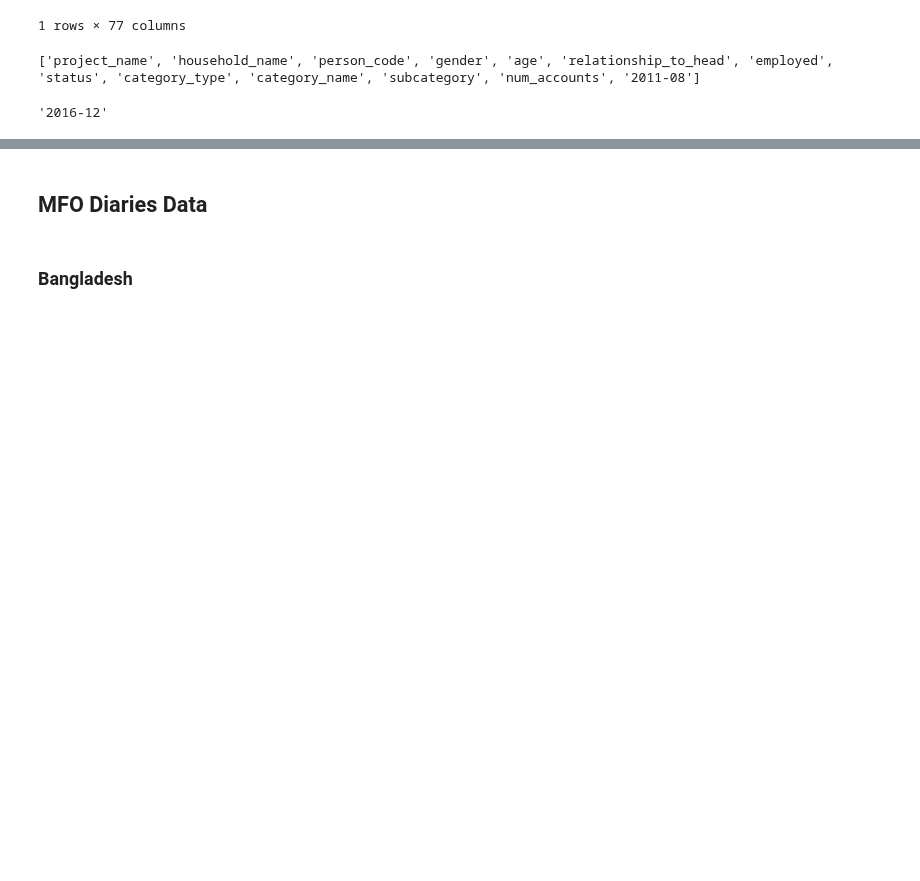
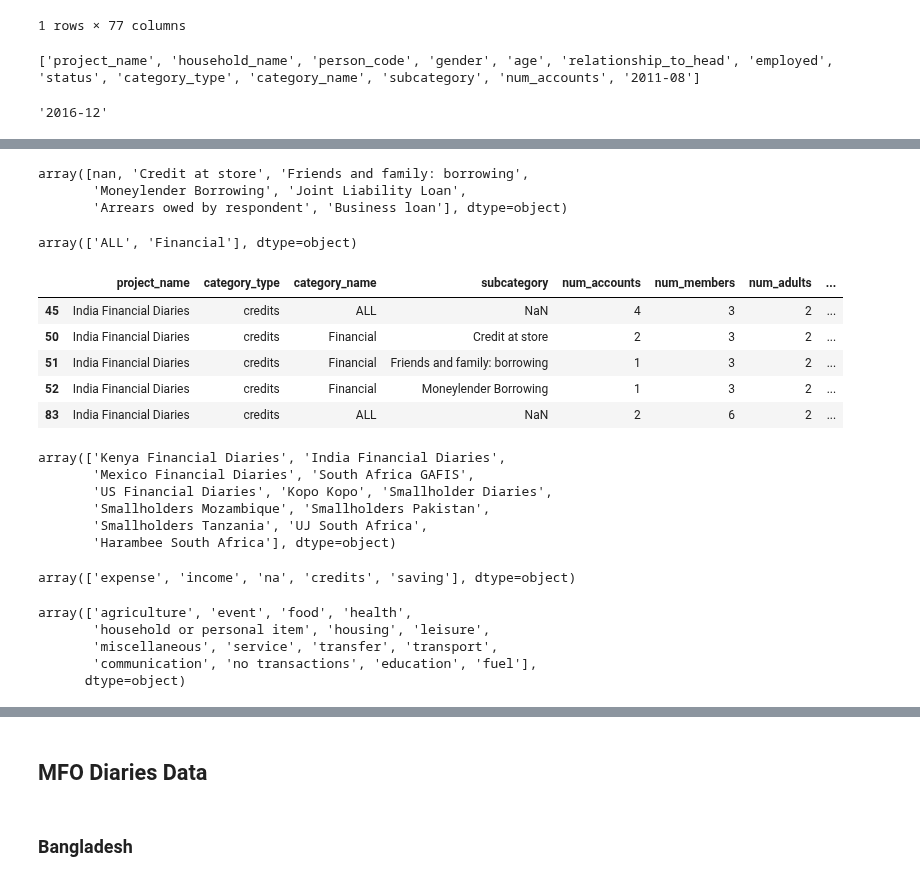
Before and after one commit to Vizzuality/notebooks, a Jupyter notebook: i2i/Financial_Diaries/i2i_Add_new_data.ipynb, the cells around one changed output, grey strips where cells are left out. Drawn from its saved outputs; the diff is of its cells as text; code cells hidden in the pictures; blank space fills up the shorter version.

```diff
--- a/i2i/Financial_Diaries/i2i_Add_new_data.ipynb
+++ b/i2i/Financial_Diaries/i2i_Add_new_data.ipynb
@@ -86,7 +88,7 @@ import pandas as pd
 # %% [markdown]
 **Households table**
 # %%
-households = pd.read_csv('/Users/ikersanchez/Vizzuality/PROIEKTUAK/i2i/Data/Financial_Diaries/CSV/_temp_results_hh.csv')
+households = pd.read_csv('/Volumes/MacBook HD/data/i2i/Data Iker/Financial_Diaries/CSV/_temp_results_hh.csv')
 # %%
 households.head(1)
 # %% [output]
@@ -121,0 +144,41 @@ list(households.columns)[-1]
+# %%
+households[(households['category_type'] == 'credits') & (households['project_name'] == 'India Financial Diaries')]['subcategory'].unique()
+# %% [output]
+array([nan, 'Credit at store', 'Friends and family: borrowing',
+       'Moneylender Borrowing', 'Joint Liability Loan',
+       'Arrears owed by respondent', 'Business loan'], dtype=object)
+# %%
+households[(households['category_type'] == 'credits') & (households['project_name'] == 'India Financial Diaries')]['category_name'].unique()
+# %% [output]
+array(['ALL', 'Financial'], dtype=object)
+# %%
+df = households[(households['category_type'] == 'credits') & (households['project_name'] == 'India Financial Diaries')]
+df[['project_name', 'category_type', 'category_name', 'subcategory', 'num_accounts', 'num_members', 'num_adults', '2013-03']].head()
+# %% [output]
+|  | project_name | category_type | category_name | subcategory | num_accounts | num_members | num_adults | ... |
+| 45 | India Financial Diaries | credits | ALL | NaN | 4 | 3 | 2 | ... |
+| 50 | India Financial Diaries | credits | Financial | Credit at store | 2 | 3 | 2 | ... |
+| 51 | India Financial Diaries | credits | Financial | Friends and family: borrowing | 1 | 3 | 2 | ... |
+| 52 | India Financial Diaries | credits | Financial | Moneylender Borrowing | 1 | 3 | 2 | ... |
+| 83 | India Financial Diaries | credits | ALL | NaN | 2 | 6 | 2 | ... |
+# %%
+households['project_name'].unique()
+# %% [output]
+array(['Kenya Financial Diaries', 'India Financial Diaries',
+       'Mexico Financial Diaries', 'South Africa GAFIS',
+       'US Financial Diaries', 'Kopo Kopo', 'Smallholder Diaries',
+       'Smallholders Mozambique', 'Smallholders Pakistan',
+       'Smallholders Tanzania', 'UJ South Africa',
+       'Harambee South Africa'], dtype=object)
+# %%
+bangladesh['cat_type'].unique()
+# %% [output]
+array(['expense', 'income', 'na', 'credits', 'saving'], dtype=object)
+# %%
+bangladesh[bangladesh['cat_type'] == "expense"]['cat'].unique()
+# %% [output]
+array(['agriculture', 'event', 'food', 'health',
+       'household or personal item', 'housing', 'leisure',
+       'miscellaneous', 'service', 'transfer', 'transport',
+       'communication', 'no transactions', 'education', 'fuel'],
+      dtype=object)
```
Also changed, not shown: parts of 74 cells of this notebook.
